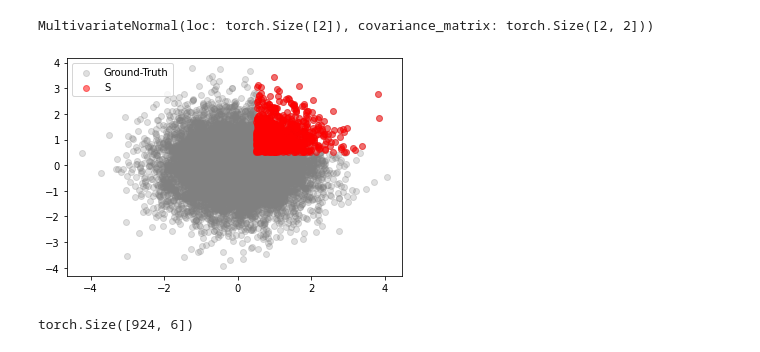
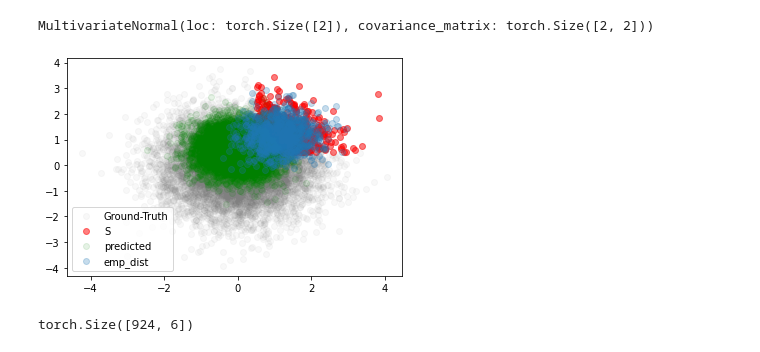
Before and after one commit to pstefanou12/delphi.ai, a Jupyter notebook: notebooks/CensoredMultivariateNormal.ipynb, the cells around one changed output. Drawn from its saved outputs; the diff is of its cells as text; code cells hidden in the pictures.

```diff
--- a/notebooks/CensoredMultivariateNormal.ipynb
+++ b/notebooks/CensoredMultivariateNormal.ipynb
@@ -53,6 +54,7 @@ args = Parameters({
     'lr': 1e-1,
     'shuffle': False,
     'tol': 5e-3,
+    'custom_lr_multiplier': COSINE
 })
 # %%
 # perform each experiment a total of 10 times
@@ -71,7 +73,7 @@ for iter_ in range(1):
         data = censored_dataset(S)
         S = DataLoader(data, batch_size=args.batch_size, num_workers=args.num_workers, shuffle=args.shuffle)
         censored = censored_multivariate_normal(phi=args.phi, alpha=args.alpha, bias=args.bias, epochs=args.epochs,
-                                                      lr=args.lr, tol=args.tol)
+                                                      lr=args.lr, tol=args.tol, custom_lr_multiplier=COSINE)
         results = censored.fit(S)
 
         # metrics
@@ -133,18 +138,18 @@ M
 # %% [output]
 MultivariateNormal(loc: torch.Size([2]), covariance_matrix: torch.Size([2, 2]))
 # %%
-plt.scatter(samples[:,0], samples[:,1], color="grey", alpha=.25, label="Ground-Truth")
+plt.scatter(samples[:,0], samples[:,1], color="grey", alpha=.05, label="Ground-Truth")
 emp = samples[PREDICATE(samples).nonzero(as_tuple=False).flatten()]
 plt.scatter(emp[:,0], emp[:,1], color="red", label="S", alpha=.5)
 pred = results.sample(ch.Size([10000]))
-# plt.scatter(pred[:,0], pred[:,1], label="predicted", color="green", alpha=.1)
-# trunc = MultivariateNormal(S.dataset.loc, S.dataset.covariance_matrix).sample(ch.Size([1000]))
-# plt.scatter(trunc[:,0], trunc[:,1], )
+plt.scatter(pred[:,0], pred[:,1], label="predicted", color="green", alpha=.1)
+trunc = MultivariateNormal(S.dataset.loc, S.dataset.covariance_matrix).sample(ch.Size([1000]))
+plt.scatter(trunc[:,0], trunc[:,1], label="emp_dist", alpha=.25)
 plt.legend()
 
 plt.show()
 # %% [output]
-[figure, old version]
+[figure, new version]
 # %%
 S.dataset.S.size()
 # %% [output]
```
Also changed, not shown: parts of 3 cells of this notebook, 3 other files.
